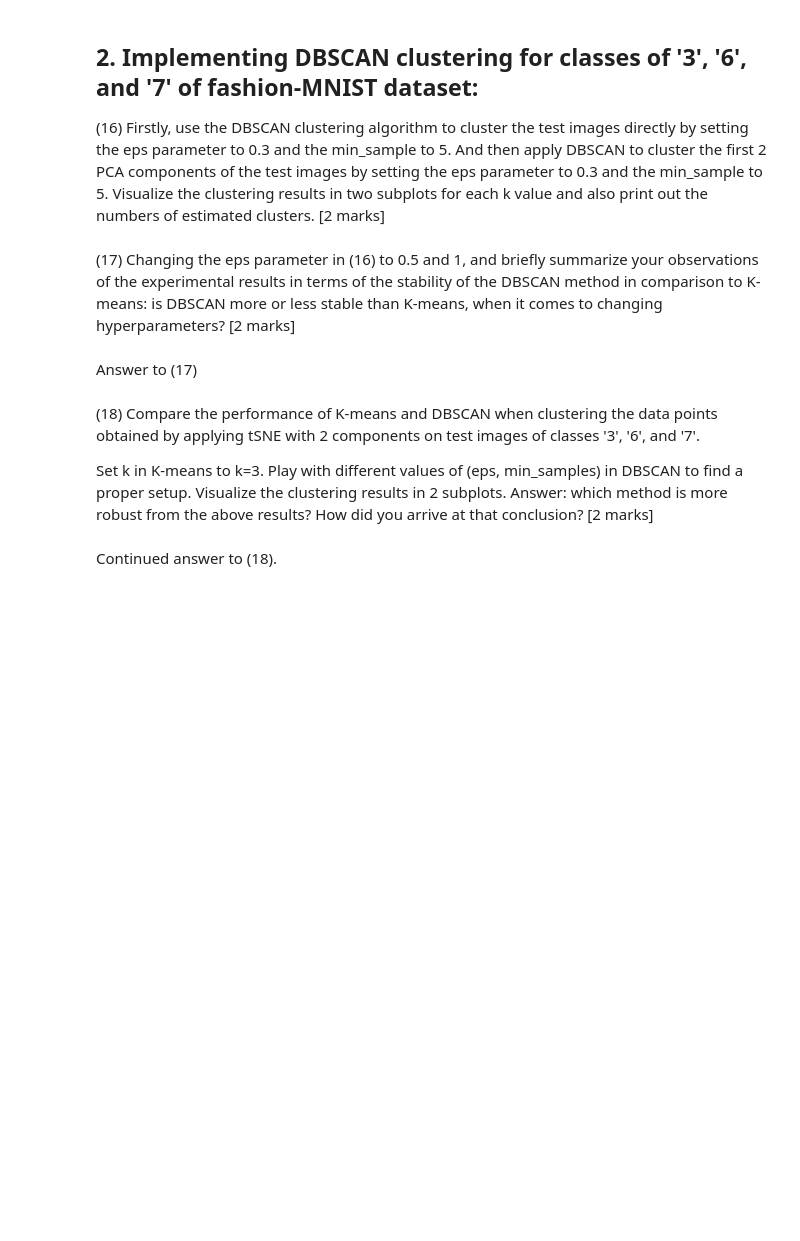
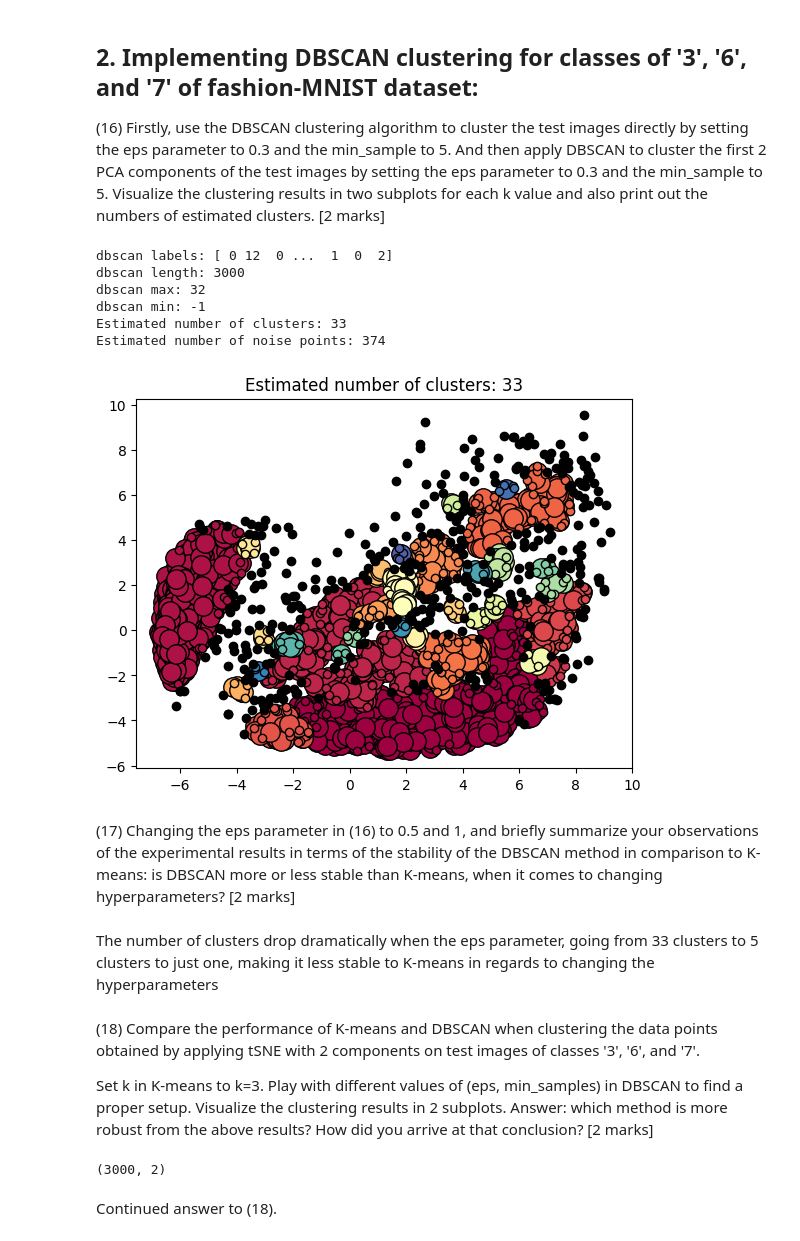
Before and after one commit to DylanF19/Machine-Learning-2, a Jupyter notebook: template-COM1011-STUDENTNUMBER.ipynb, the cells around one changed output. Saved outputs shown, nothing was run; the diff lists cells and outputs as text; code cells hidden in the pictures; blank space fills up the shorter version.

```diff
--- a/template-COM1011-STUDENTNUMBER.ipynb
+++ b/template-COM1011-STUDENTNUMBER.ipynb
@@ -412,16 +454,73 @@ from sklearn.manifold import TSNE
 (16) Firstly, use the DBSCAN clustering algorithm to cluster the test images directly by setting the eps parameter to 0.3 and the min_sample to 5. And then apply DBSCAN to cluster the first 2 PCA components of the test images by setting the eps parameter to 0.3 and the min_sample to 5.
 Visualize the clustering results in two subplots for each k value and also print out the numbers of estimated clusters. [2 marks]
 # %%
-#Answer for (16)
+from sklearn.cluster import DBSCAN
+X_test_dbscan = DBSCAN(eps=0.3, min_samples=5).fit(X_test_pca)
 
-from sklearn.cluster import DBSCAN
+dbscan_labels = X_test_dbscan.labels_
+
+
+print(f"dbscan labels: {dbscan_labels}")
+print(f"dbscan length: {len(dbscan_labels)}")
+print(f"dbscan max: {max(dbscan_labels)}")
+print(f"dbscan min: {min(dbscan_labels)}")
+
+n_clusters_ = len(set(dbscan_labels)) - (1 if -1 in dbscan_labels else 0)
+n_noise_ = list(dbscan_labels).count(-1)
+
+print(f"Estimated number of clusters: {n_clusters_}")
+print(f"Estimated number of noise points: {n_noise_}")
+# %% [output]
+dbscan labels: [ 0 12  0 ...  1  0  2]
+dbscan length: 3000
+dbscan max: 32
+dbscan min: -1
+Estimated number of clusters: 33
+Estimated number of noise points: 374
+# %%
+unique_labels = set(dbscan_labels)
+core_samples_mask = np.zeros_like(dbscan_labels, dtype=bool)
+core_samples_mask[X_test_dbscan.core_sample_indices_] = True
+
+colors = [plt.cm.Spectral(each) for each in np.linspace(0, 1, len(unique_labels))]
+for k, col in zip(unique_labels, colors):
+    if k == -1:
+        # Black used for noise.
+        col = [0, 0, 0, 1]
+
+    class_member_mask = dbscan_labels == k
+
+    xy = X_test_pca[class_member_mask & core_samples_mask]
+    plt.plot(
+        xy[:, 0],
+        xy[:, 1],
+        "o",
+        markerfacecolor=tuple(col),
+        markeredgecolor="k",
+        markersize=14,
+    )
+
+    xy = X_test_pca[class_member_mask & ~core_samples_mask]
+    plt.plot(
+        xy[:, 0],
+        xy[:, 1],
+        "o",
+        markerfacecolor=tuple(col),
+        markeredgecolor="k",
+        markersize=6,
+    )
+
+plt.title(f"Estimated number of clusters: {n_clusters_}")
+plt.show()
+# %% [output]
+[figure, added]
 # %% [markdown]
 
 
 
 (17) Changing the eps parameter in (16) to 0.5 and 1, and briefly summarize your observations of the experimental results in terms of the stability of the DBSCAN method in comparison to K-means: is DBSCAN more or less stable than K-means, when it comes to changing hyperparameters? [2 marks]
 # %% [markdown]
-Answer to (17)
+The number of clusters drop dramatically when the eps parameter, going from 33 clusters to 5 clusters to just one, making it less stable to K-means in regards to changing the hyperparameters
 # %% [markdown]
 (18) Compare the performance of K-means and DBSCAN when clustering the data points obtained by applying tSNE with 2 components on test images of classes '3', '6', and '7'.
 
@@ -429,6 +528,12 @@ Set k in K-means to k=3. Play with different values of (eps, min_samples) in DBS
 # %%
 #Answer to (18)
 from sklearn.manifold import TSNE
+
+X_embedded = TSNE(n_components=2, learning_rate='auto',
+                  init='random', perplexity=3).fit_transform(X_test_pca)
+X_embedded.shape
+# %% [output]
+(3000, 2)
 # %% [markdown]
 Continued answer to (18).
 # %% [markdown]
```
Also changed, not shown: parts of 24 cells of this notebook, 2 other files.
